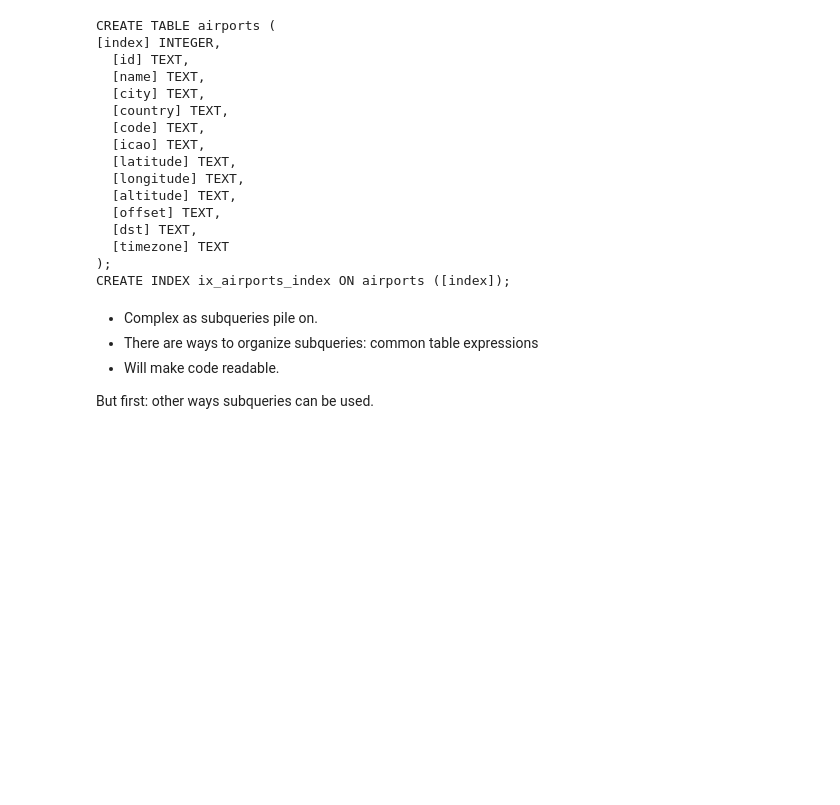
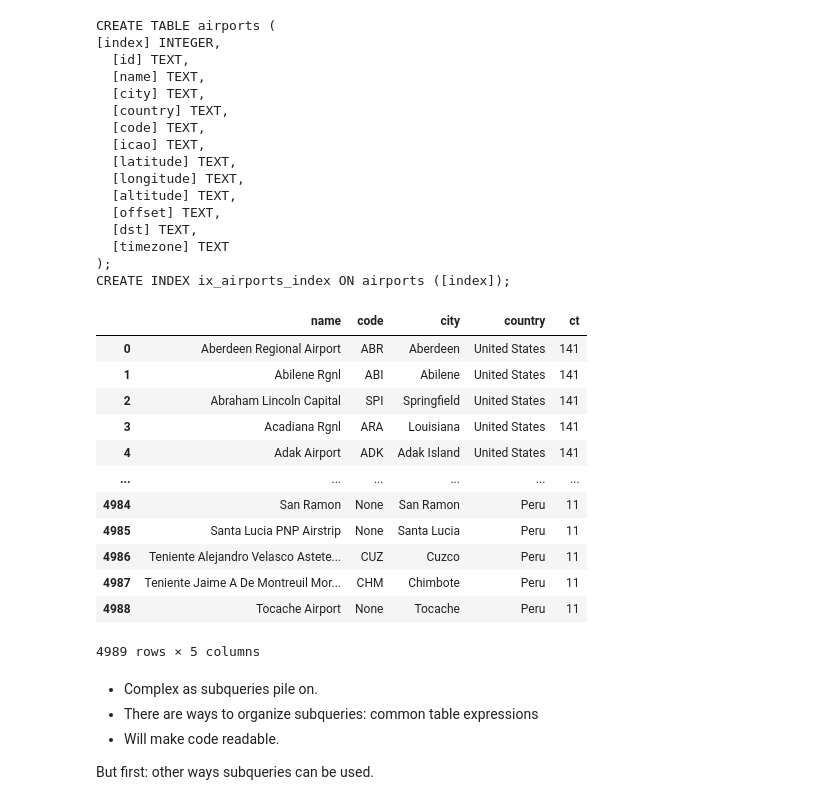
Before and after one commit to jeffreytoller/DSNYC080822, a Jupyter notebook: Phase1_Topic6_SQL/Ph1_T6_SQLSubqueries.ipynb, the cells around one changed output. Cells and saved outputs as stored; diff of their text form; code cells hidden in the pictures; blank space fills up the shorter version.

```diff
--- a/Phase1_Topic6_SQL/Ph1_T6_SQLSubqueries.ipynb
+++ b/Phase1_Topic6_SQL/Ph1_T6_SQLSubqueries.ipynb
@@ -513,12 +555,35 @@ CREATE INDEX ix_airports_index ON airports ([index]);
 # %%
 # Get me the name, city, country and airport code of airports for countries
 # with more than 10 active airlines companies
 
 # Let's have fun building this up. Step by step. Start with subquery.
 pd.read_sql("""
+SELECT ar.name, ar.code, ar.city, ar.country, ct
+FROM
+(SELECT country, COUNT(DISTINCT id) AS ct
+FROM airlines
+WHERE active = 'Y'
+GROUP BY country
+HAVING ct>10) AS inter
+LEFT JOIN airports as ar ON inter.country = ar.country
+ORDER BY ct DESC
 
 
 """, con)
+# %% [output]
+|  | name | code | city | country | ct |
+| 0 | Aberdeen Regional Airport | ABR | Aberdeen | United States | 141 |
+| 1 | Abilene Rgnl | ABI | Abilene | United States | 141 |
+| 2 | Abraham Lincoln Capital | SPI | Springfield | United States | 141 |
+| 3 | Acadiana Rgnl | ARA | Louisiana | United States | 141 |
+| 4 | Adak Airport | ADK | Adak Island | United States | 141 |
+| ... | ... | ... | ... | ... | ... |
+| 4984 | San Ramon | None | San Ramon | Peru | 11 |
+| 4985 | Santa Lucia PNP Airstrip | None | Santa Lucia | Peru | 11 |
+| 4986 | Teniente Alejandro Velasco Astete... | CUZ | Cuzco | Peru | 11 |
+| 4987 | Teniente Jaime A De Montreuil Mor... | CHM | Chimbote | Peru | 11 |
+| 4988 | Tocache Airport | None | Tocache | Peru | 11 |
+4989 rows × 5 columns
 # %% [markdown]
 - Complex as subqueries pile on.
 - There are ways to organize subqueries: common table expressions
```
Also changed, not shown: parts of 8 cells of this notebook.
